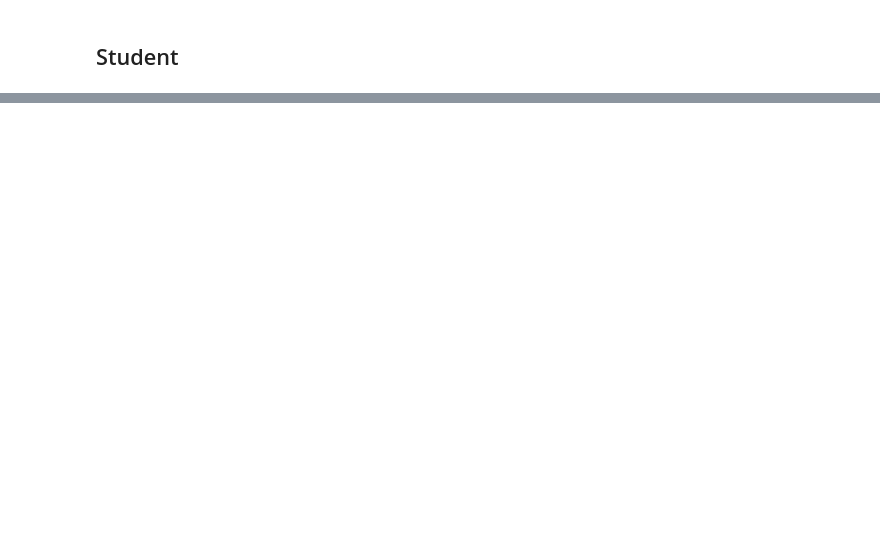
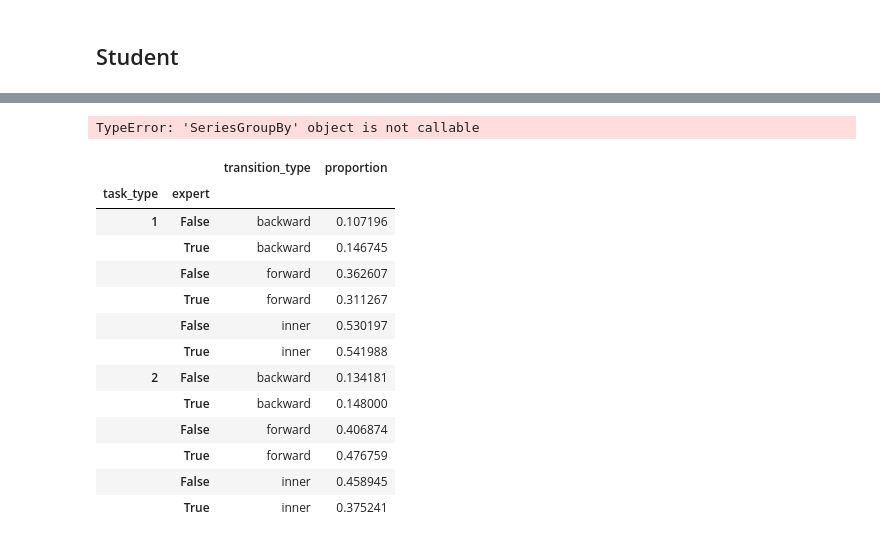
Before and after one commit to konstantgr/jupyter-logs-analysis, a Jupyter notebook: analysis/02-01-transitions-analysis.ipynb, the cells around one changed output, grey strips where cells are left out. Cells and saved outputs as stored; diff of their text form; code cells hidden in the pictures; blank space fills up the shorter version.

Commit message:
Updated transition analysis

```diff
--- a/analysis/02-01-transitions-analysis.ipynb
+++ b/analysis/02-01-transitions-analysis.ipynb
@@ -321,3 +245,28 @@ get_average_transition_graphs(
 )[2]
 # %% [output]
 [drawing not drawn]
+# %%
+task_transition_relations.groupby(["task_type", 'expert']).transition_type()
+# %% [output]
+TypeError: 'SeriesGroupBy' object is not callable
+# %%
+df_full = task_transition_relations.set_index(['task_type', 'expert'])
+df_full
+# df_full['proportion'] = (df_full[['proportion']].round(2) * 100).applymap('{:.0f}%'.format)
+# print(df_full.to_latex(escape=True, multirow=True))
+# # df_full.round(2).applymap('{:.2f}'.format).to_latex(escape=True, multirow=True)
+# %% [output]
+|  |  | transition_type | proportion |
+| task_type | expert |  |  |
+| 1 | False | backward | 0.107196 |
+|  | True | backward | 0.146745 |
+|  | False | forward | 0.362607 |
+|  | True | forward | 0.311267 |
+|  | False | inner | 0.530197 |
+|  | True | inner | 0.541988 |
+| 2 | False | backward | 0.134181 |
+|  | True | backward | 0.148000 |
+|  | False | forward | 0.406874 |
+|  | True | forward | 0.476759 |
+|  | False | inner | 0.458945 |
+|  | True | inner | 0.375241 |
```
Also changed, not shown: parts of 11 cells of this notebook.
